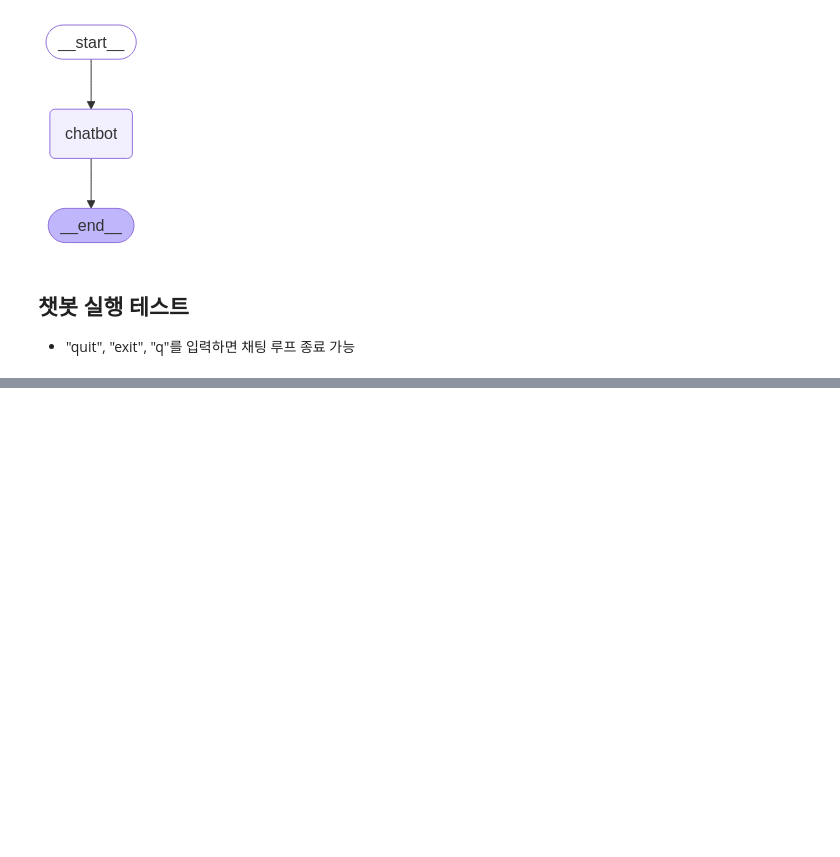
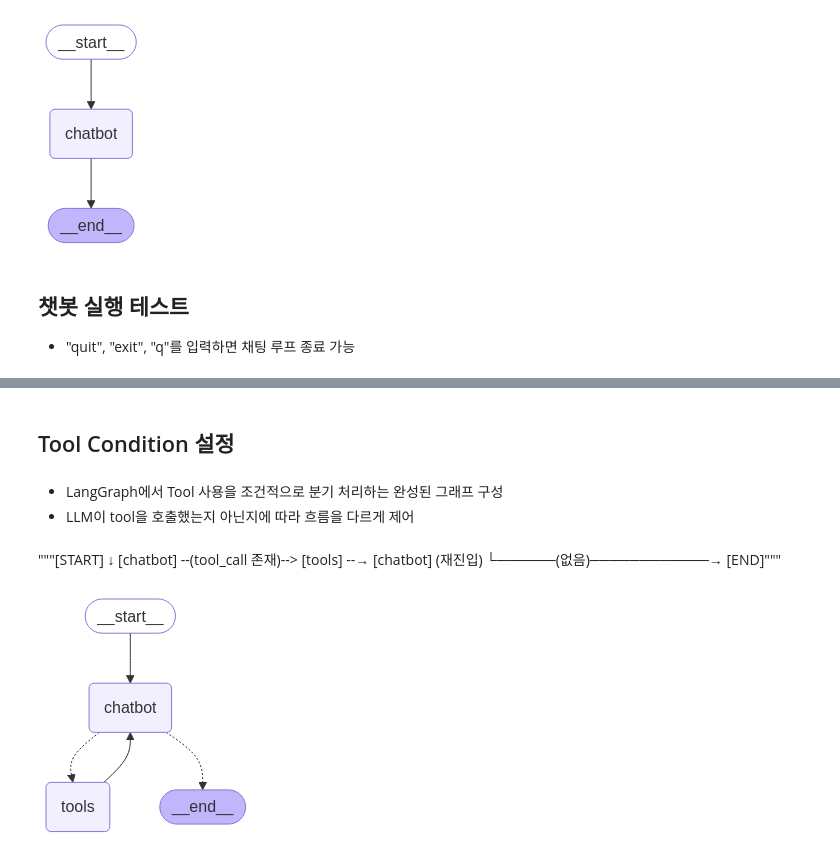
Before and after one commit to kimdong799/ai-agent, a Jupyter notebook: 01_langgraph_quickstart.ipynb, the cells around one changed output, grey strips where cells are left out. Saved outputs shown, nothing was run; the diff lists cells and outputs as text; code cells hidden in the pictures; blank space fills up the shorter version.

Commit message:
langgraph quickstart part2 agent with duckduckgo search tool

```diff
--- a/01_langgraph_quickstart.ipynb
+++ b/01_langgraph_quickstart.ipynb
@@ -87,0 +93,6 @@ Goodbye!
+# %%
+from langchain_community.tools import DuckDuckGoSearchRun
+
+tool = DuckDuckGoSearchRun()
+tools = [tool]
+tool.invoke("What's a 'node' in LangGraph?")
@@ -87,0 +173,46 @@ Goodbye!
+# %% [markdown]
+## Tool Condition 설정
+# %% [markdown]
+- LangGraph에서 Tool 사용을 조건적으로 분기 처리하는 완성된 그래프 구성
+- LLM이 tool을 호출했는지 아닌지에 따라 흐름을 다르게 제어
+# %% [markdown]
+"""[START]
+   ↓
+[chatbot] --(tool_call 존재)--> [tools] --→ [chatbot] (재진입)
+   └──────(없음)────────────→ [END]"""
+# %%
+from typing import Literal
+
+# LLM의 마지막 응답 메세지를 보고, tool_call이 있으면 -> tools
+# 없으면 __end__ 로 흐름 제어
+def route_tools(
+    state: State,
+) -> Literal["tools", "__end__"]:
+    """
+    Use in the conditional_edge to route to the ToolNode if the last message
+    has tool calls. Otherwise, route to the end.
+    """
+    if isinstance(state, list):
+        ai_message = state[-1]
+    # 가장 마지막 메세지에 tool_calls 속성을 가지고 있고, 1개 이상이면 "tools"로 라우팅
+    elif messages := state.get("messages", []):
+        ai_message = messages[-1]
+    else:
+        raise ValueError(f"No messages found in input state to tool_edge: {state}")
+    if hasattr(ai_message, "tool_calls") and len(ai_message.tool_calls) > 0:
+        return "tools"
+    return "__end__"
+
+graph_builder.add_conditional_edges(
+    "chatbot",
+    route_tools, # route_tools의 리턴 값에 따라 다음 노드 분기
+    {"tools": "tools", "__end__": "__end__"},
+)
+
+graph_builder.add_edge("tools", "chatbot")
+graph_builder.add_edge(START, "chatbot")
+graph = graph_builder.compile()
+# %%
+graph
+# %% [output]
+[figure, added]
```
Also changed, not shown: parts of 7 cells of this notebook, 2 other files.
